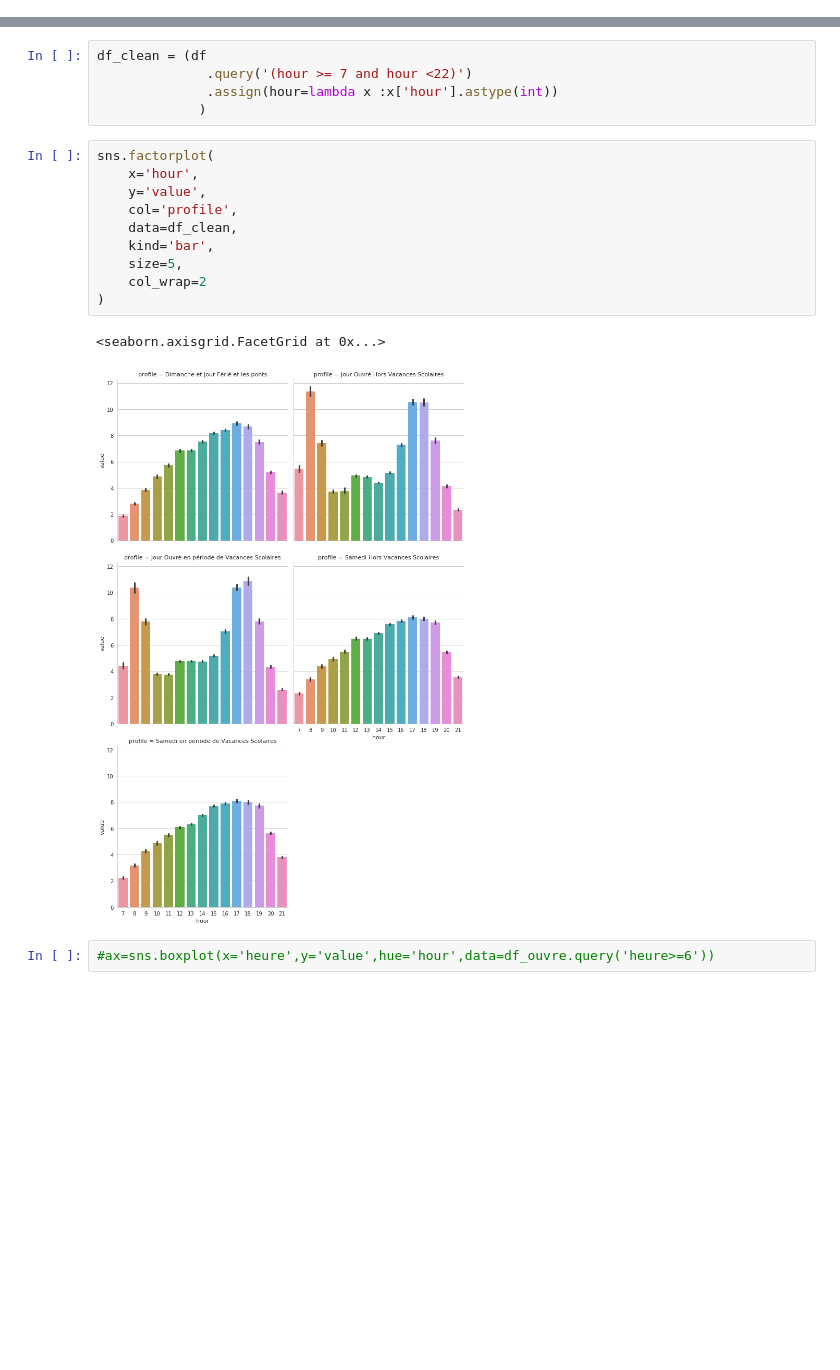
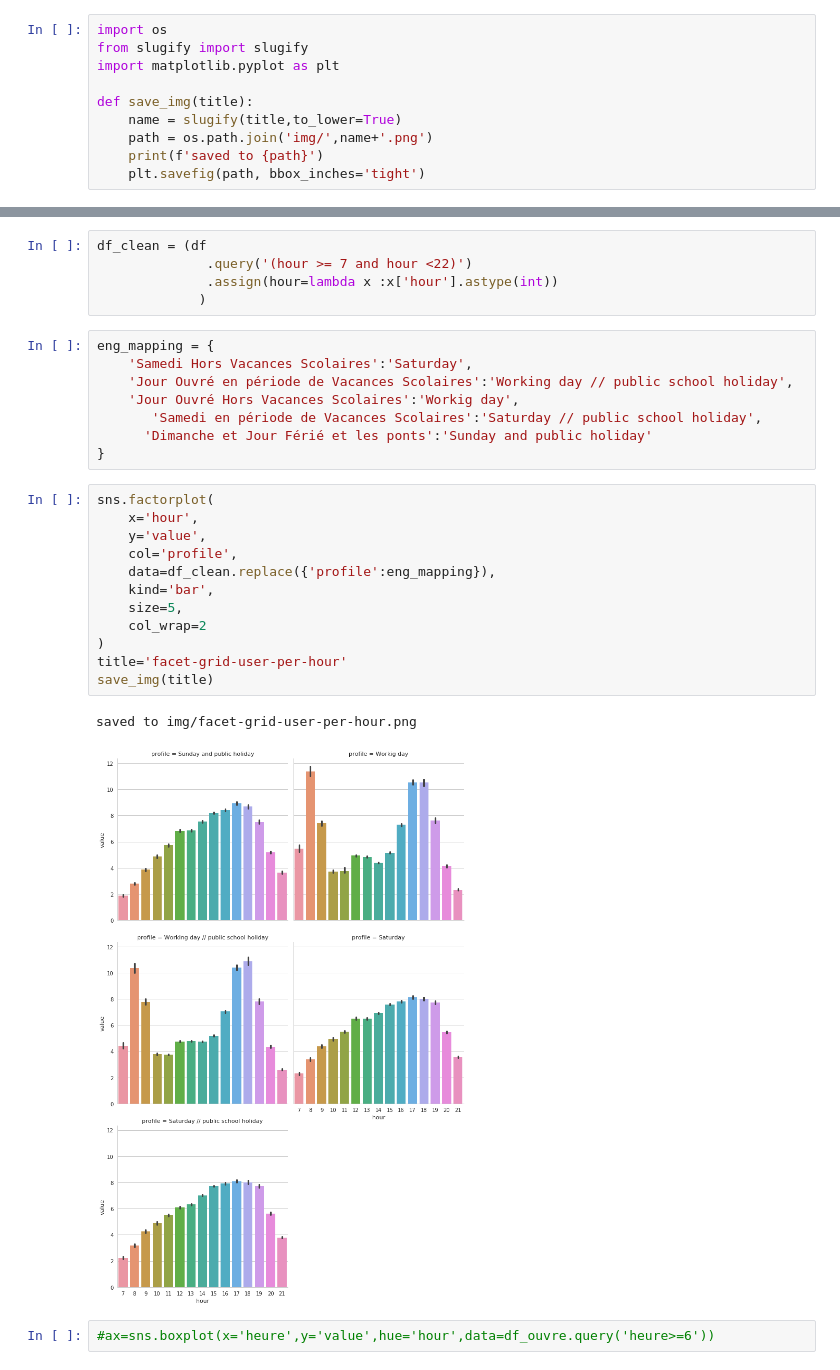
Before and after one commit to KhalidCK/metro-paris, a Jupyter notebook: notebooks/01 - Explore STIF profile dataset.ipynb, the cells around one changed output, grey strips where cells are left out. Drawn from its saved outputs; the diff is of its cells as text; blank space fills up the shorter version.

Commit message:
clean-up

```diff
--- a/notebooks/01 - Explore STIF profile dataset.ipynb
+++ b/notebooks/01 - Explore STIF profile dataset.ipynb
@@ -16,6 +16,16 @@ plt.rcParams["figure.figsize"] = (14,6)
 %autoreload 2
 # %% [markdown]
 Load data
+# %%
+import os
+from slugify import slugify
+import matplotlib.pyplot as plt
+
+def save_img(title):
+    name = slugify(title,to_lower=True)
+    path = os.path.join('img/',name+'.png')
+    print(f'saved to {path}')
+    plt.savefig(path, bbox_inches='tight')
 # %%
 df = pd.read_feather('../data/processed/profile-2017.feather')
 # %%
@@ -244,18 +256,28 @@ df_clean = (df
               .query('(hour >= 7 and hour <22)')
               .assign(hour=lambda x :x['hour'].astype(int))
              )
+# %%
+eng_mapping = {
+    'Samedi Hors Vacances Scolaires':'Saturday',
+    'Jour Ouvré en période de Vacances Scolaires':'Working day // public school holiday',
+    'Jour Ouvré Hors Vacances Scolaires':'Workig day',
+       'Samedi en période de Vacances Scolaires':'Saturday // public school holiday',
+      'Dimanche et Jour Férié et les ponts':'Sunday and public holiday'
+}
 # %%
 sns.factorplot(
     x='hour',
     y='value',
     col='profile',
-    data=df_clean,
+    data=df_clean.replace({'profile':eng_mapping}),
     kind='bar',
     size=5,
     col_wrap=2
 )
+title='facet-grid-user-per-hour'
+save_img(title)
 # %% [output]
-<seaborn.axisgrid.FacetGrid at 0x...>
+saved to img/facet-grid-user-per-hour.png
-[figure, old version]
+[figure, new version]
 # %%
 #ax=sns.boxplot(x='heure',y='value',hue='hour',data=df_ouvre.query('heure>=6'))
```
Also changed, not shown: parts of 4 cells of this notebook, 1 other file.
